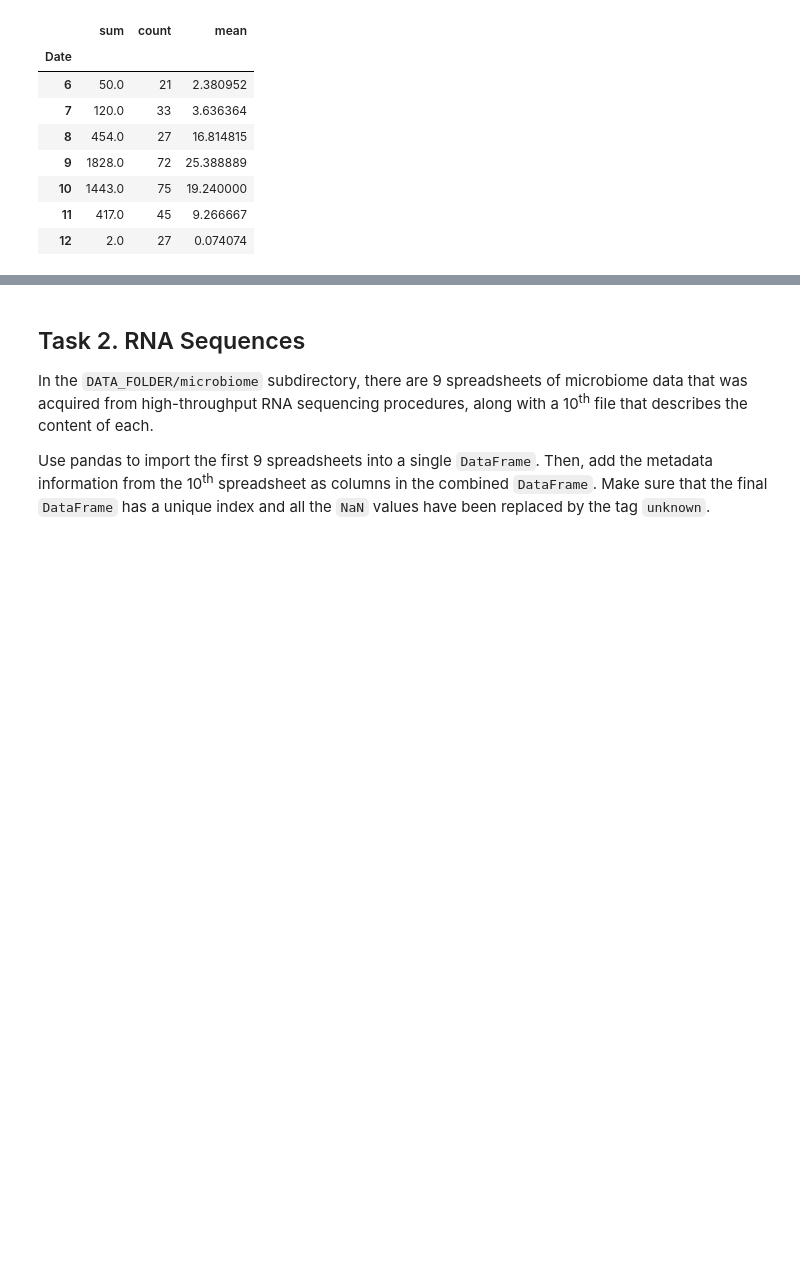
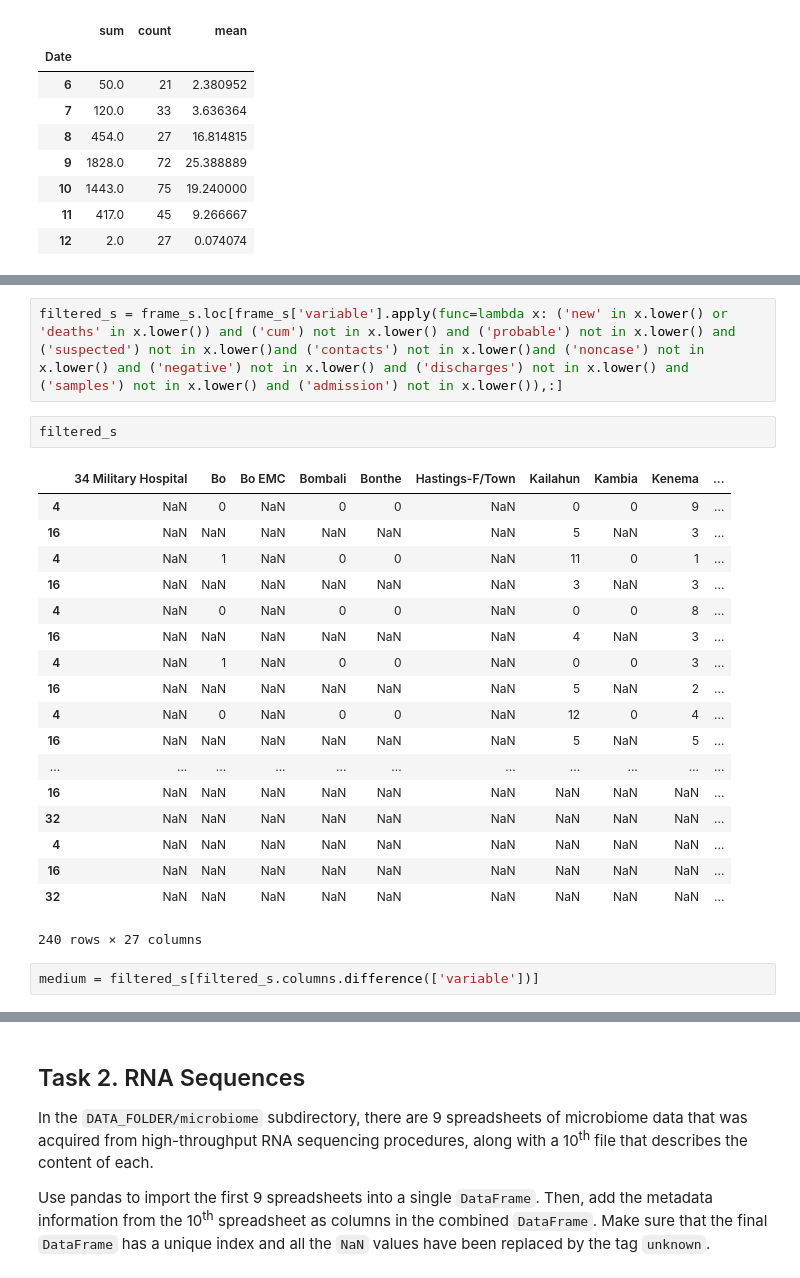
Before and after one commit to aymengan/ADA2017, a Jupyter notebook: Homework 1/Aymen/Homework 1.ipynb, the cells around one changed output, grey strips where cells are left out. Saved outputs shown, nothing was run; the diff lists cells and outputs as text; blank space fills up the shorter version.

```diff
--- a/Homework 1/Aymen/Homework 1.ipynb
+++ b/Homework 1/Aymen/Homework 1.ipynb
@@ -177,0 +104,25 @@ liberia_data['Total'].groupby([liberia_data.Date.dt.month]).agg(['sum','count','
+# %%
+filtered_s = frame_s.loc[frame_s['variable'].apply(func=lambda x: ('new' in x.lower() or 'deaths' in x.lower()) and ('cum') not in x.lower() and ('probable') not in x.lower() and ('suspected') not in x.lower()and ('contacts') not in x.lower()and ('noncase') not in x.lower() and ('negative') not in x.lower() and ('discharges') not in x.lower() and ('samples') not in x.lower() and ('admission') not in x.lower()),:]
+# %%
+filtered_s
+# %% [output]
+|  | 34 Military Hospital | Bo | Bo EMC | Bombali | Bonthe | Hastings-F/Town | Kailahun | Kambia | Kenema | ... |
+| 4 | NaN | 0 | NaN | 0 | 0 | NaN | 0 | 0 | 9 | ... |
+| 16 | NaN | NaN | NaN | NaN | NaN | NaN | 5 | NaN | 3 | ... |
+| 4 | NaN | 1 | NaN | 0 | 0 | NaN | 11 | 0 | 1 | ... |
+| 16 | NaN | NaN | NaN | NaN | NaN | NaN | 3 | NaN | 3 | ... |
+| 4 | NaN | 0 | NaN | 0 | 0 | NaN | 0 | 0 | 8 | ... |
+| 16 | NaN | NaN | NaN | NaN | NaN | NaN | 4 | NaN | 3 | ... |
+| 4 | NaN | 1 | NaN | 0 | 0 | NaN | 0 | 0 | 3 | ... |
+| 16 | NaN | NaN | NaN | NaN | NaN | NaN | 5 | NaN | 2 | ... |
+| 4 | NaN | 0 | NaN | 0 | 0 | NaN | 12 | 0 | 4 | ... |
+| 16 | NaN | NaN | NaN | NaN | NaN | NaN | 5 | NaN | 5 | ... |
+| ... | ... | ... | ... | ... | ... | ... | ... | ... | ... | ... |
+| 16 | NaN | NaN | NaN | NaN | NaN | NaN | NaN | NaN | NaN | ... |
+| 32 | NaN | NaN | NaN | NaN | NaN | NaN | NaN | NaN | NaN | ... |
+| 4 | NaN | NaN | NaN | NaN | NaN | NaN | NaN | NaN | NaN | ... |
+| 16 | NaN | NaN | NaN | NaN | NaN | NaN | NaN | NaN | NaN | ... |
+| 32 | NaN | NaN | NaN | NaN | NaN | NaN | NaN | NaN | NaN | ... |
+240 rows × 27 columns
+# %%
+medium = filtered_s[filtered_s.columns.difference(['variable'])]
```
Also changed, not shown: parts of 21 cells of this notebook.
